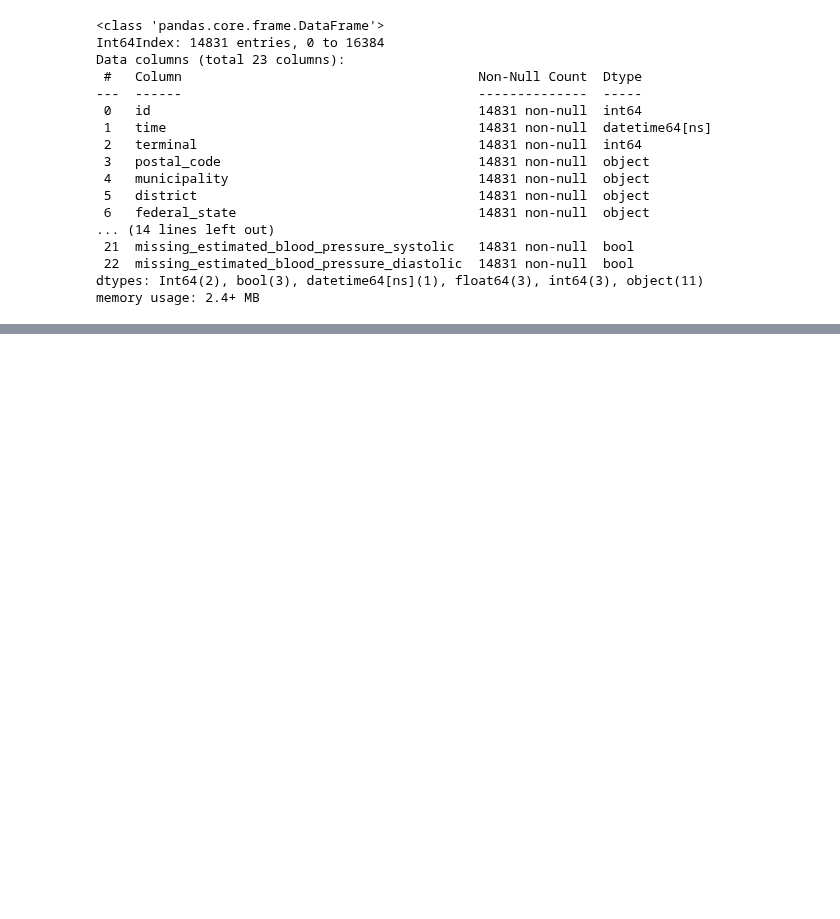
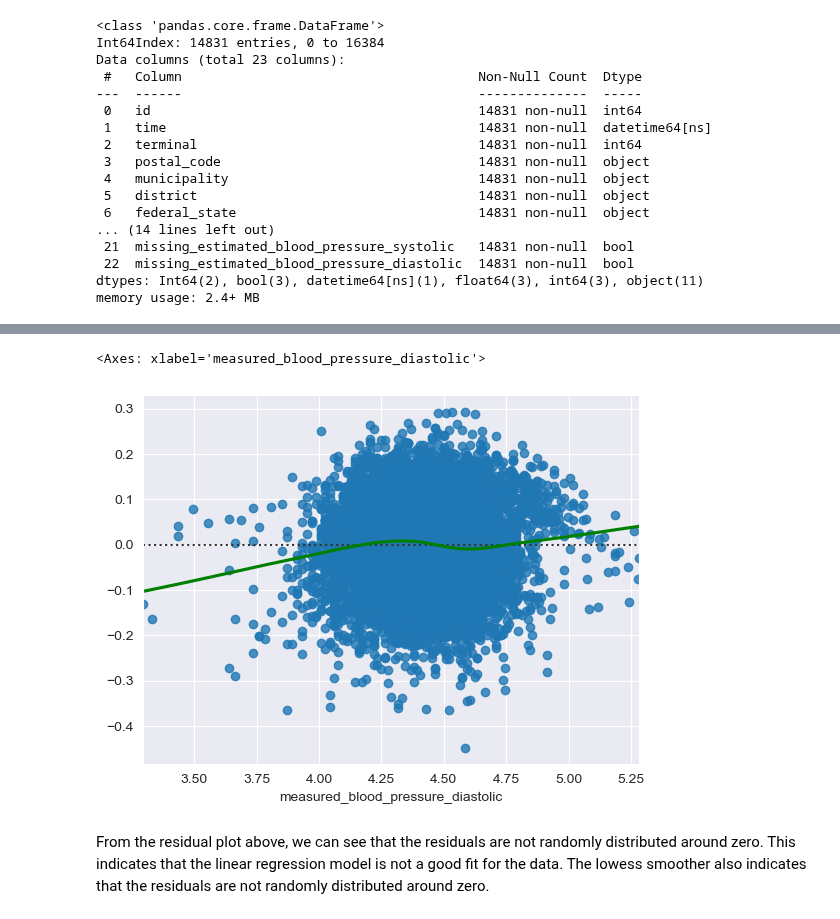
Before and after one commit to farrukh-ahmed/Case-Studies---Project-1, a Jupyter notebook: Notebooks/Week04-linear-models-Aymane.ipynb, the cells around one changed output, grey strips where cells are left out. Cells and saved outputs as stored; diff of their text form; code cells hidden in the pictures; blank space fills up the shorter version.

Commit message:
fixed lm model

```diff
--- a/Notebooks/Week04-linear-models-Aymane.ipynb
+++ b/Notebooks/Week04-linear-models-Aymane.ipynb
@@ -299,22 +325,23 @@ memory usage: 2.4+ MB
 # %%
-# Take all variables except the measured blood pressure diastolic and measured blood pressure systolic:
+# fit a linear regression model to the measured blood pressure diastolic:
+import statsmodels.formula.api as smf
+
+# select all features except the target variable:
 features = data_df.drop(['measured_blood_pressure_diastolic',
-                         'measured_blood_pressure_systolic',
-                         'id'
+                         'time',
+                         'id',
+                         'missing_estimated_blood_pressure_systolic',
+                         'missing_estimated_blood_pressure_diastolic',
+                         'postal_code',
+                         'municipality'
                          ], axis=1)
 
-# detect all categorical variables:
-categorical = features.select_dtypes(include=['object'])
-# apply dummy encoding to the categorical variables:
-features = pd.get_dummies(features, columns=categorical.columns, drop_first=True)
+# extract the categorical variables:
+categorical_variables = features.select_dtypes(include=['object']).columns
+
+
+
+# dummy code the categorical variables:
+features = pd.get_dummies(features, columns=categorical_variables, drop_first=True)
+
+model = smf.ols('measured_blood_pressure_diastolic ~ features', data=data_df).fit()
-# %%
-# fit a linear regression model to the measured blood pressure diastolic using the first 10 features:
-# using the statsmodels package
-import statsmodels.api as sm
-
-X = features.iloc[:, 0:3]
-y = data_df['measured_blood_pressure_diastolic']
-
-X = sm.add_constant(X)
-model = sm.OLS(y, X).fit()
-predictions = model.predict(X)
@@ -327,0 +369,8 @@ On the plot we add a Lowess line, which is a non-parametric regression line. The
+# %%
+# residual plot for the measured blood pressure diastolic with lowess smoother:
+sns.residplot(x=data_df['measured_blood_pressure_diastolic'], y=model.resid, lowess=True, line_kws=dict(color="g"))
+# %% [output]
+<Axes: xlabel='measured_blood_pressure_diastolic'>
+[figure, added]
+# %% [markdown]
+From the residual plot above, we can see that the residuals are not randomly distributed around zero. This indicates that the linear regression model is not a good fit for the data. The lowess smoother also indicates that the residuals are not randomly distributed around zero.
```
Also changed, not shown: parts of 5 cells of this notebook, 2 other files.
